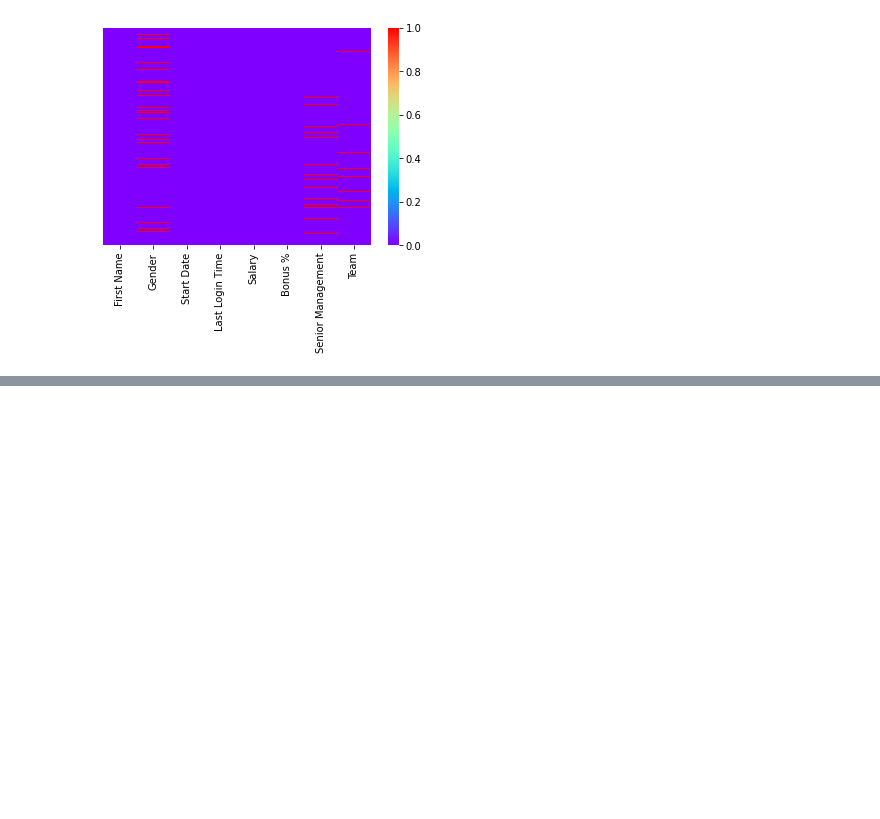
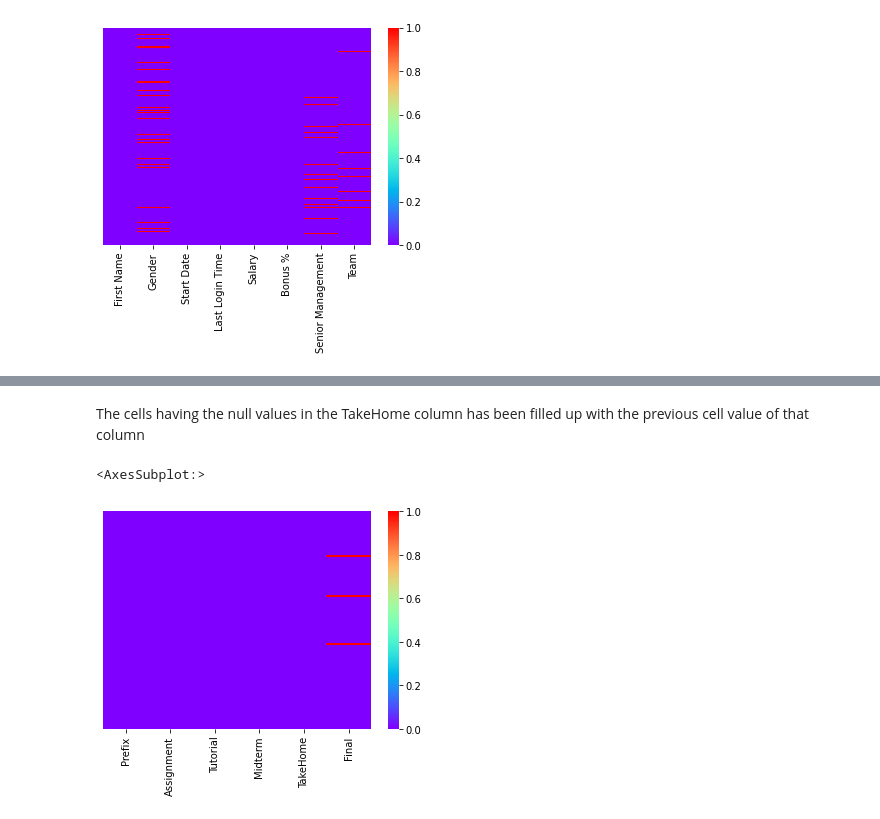
Before and after one commit to prakharjadaun/ML-Learn-With-Me, a Jupyter notebook: 07 - Handling Missing Data.ipynb, the cells around one changed output, grey strips where cells are left out. Saved outputs shown, nothing was run; the diff lists cells and outputs as text; code cells hidden in the pictures; blank space fills up the shorter version.

```diff
--- a/07 - Handling Missing Data.ipynb
+++ b/07 - Handling Missing Data.ipynb
@@ -247,0 +267,7 @@ dtype: bool
+# %% [markdown]
+The cells having the null values in the TakeHome column has been filled up with the previous cell value of that column
+# %%
+sns.heatmap(df.isnull(),cmap='rainbow',yticklabels=False)
+# %% [output]
+<AxesSubplot:>
+[figure, added]
```
Also changed, not shown: parts of 17 cells of this notebook, 1 other file.
